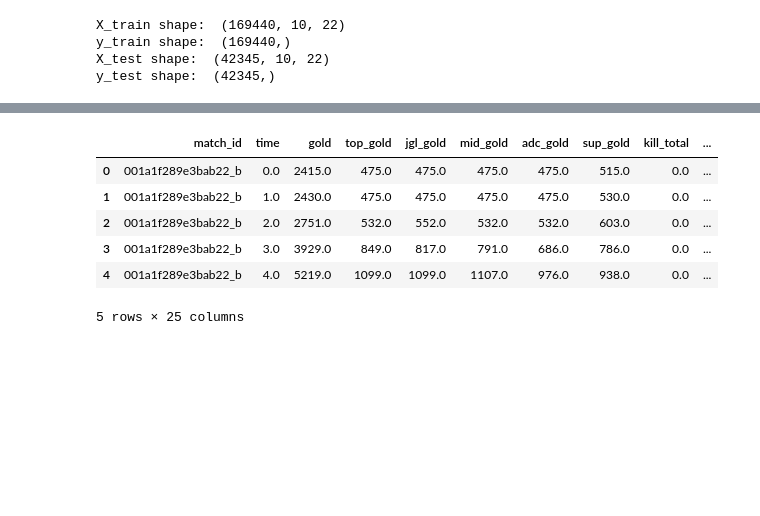
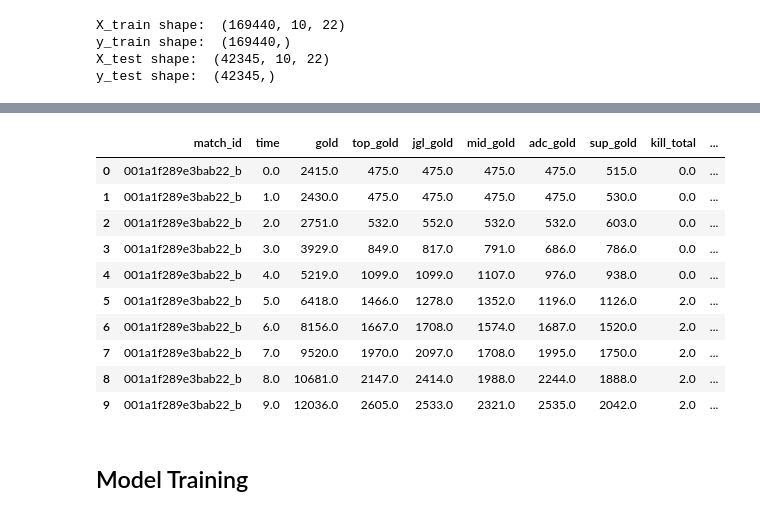
Before and after one commit to MPhillips55/Capstone_Project_2_League_of_Legends, a Jupyter notebook: Machine_Learning/LSTM_NN_to_predict_lol.ipynb, the cells around one changed output, grey strips where cells are left out. Saved outputs shown, nothing was run; the diff lists cells and outputs as text; code cells hidden in the pictures; blank space fills up the shorter version.

```diff
--- a/Machine_Learning/LSTM_NN_to_predict_lol.ipynb
+++ b/Machine_Learning/LSTM_NN_to_predict_lol.ipynb
@@ -24,10 +38,16 @@ y_test shape:  (42345,)
 # %%
-df.head()
+df.head(10)
 # %% [output]
 |  | match_id | time | gold | top_gold | jgl_gold | mid_gold | adc_gold | sup_gold | kill_total | ... |
 | 0 | 001a1f289e3bab22_b | 0.0 | 2415.0 | 475.0 | 475.0 | 475.0 | 475.0 | 515.0 | 0.0 | ... |
 | 1 | 001a1f289e3bab22_b | 1.0 | 2430.0 | 475.0 | 475.0 | 475.0 | 475.0 | 530.0 | 0.0 | ... |
 | 2 | 001a1f289e3bab22_b | 2.0 | 2751.0 | 532.0 | 552.0 | 532.0 | 532.0 | 603.0 | 0.0 | ... |
 | 3 | 001a1f289e3bab22_b | 3.0 | 3929.0 | 849.0 | 817.0 | 791.0 | 686.0 | 786.0 | 0.0 | ... |
 | 4 | 001a1f289e3bab22_b | 4.0 | 5219.0 | 1099.0 | 1099.0 | 1107.0 | 976.0 | 938.0 | 0.0 | ... |
+| 5 | 001a1f289e3bab22_b | 5.0 | 6418.0 | 1466.0 | 1278.0 | 1352.0 | 1196.0 | 1126.0 | 2.0 | ... |
+| 6 | 001a1f289e3bab22_b | 6.0 | 8156.0 | 1667.0 | 1708.0 | 1574.0 | 1687.0 | 1520.0 | 2.0 | ... |
+| 7 | 001a1f289e3bab22_b | 7.0 | 9520.0 | 1970.0 | 2097.0 | 1708.0 | 1995.0 | 1750.0 | 2.0 | ... |
+| 8 | 001a1f289e3bab22_b | 8.0 | 10681.0 | 2147.0 | 2414.0 | 1988.0 | 2244.0 | 1888.0 | 2.0 | ... |
+| 9 | 001a1f289e3bab22_b | 9.0 | 12036.0 | 2605.0 | 2533.0 | 2321.0 | 2535.0 | 2042.0 | 2.0 | ... |
-5 rows × 25 columns
+# %% [markdown]
+## Model Training
```
Also changed, not shown: parts of 35 cells of this notebook, 2 other files.
